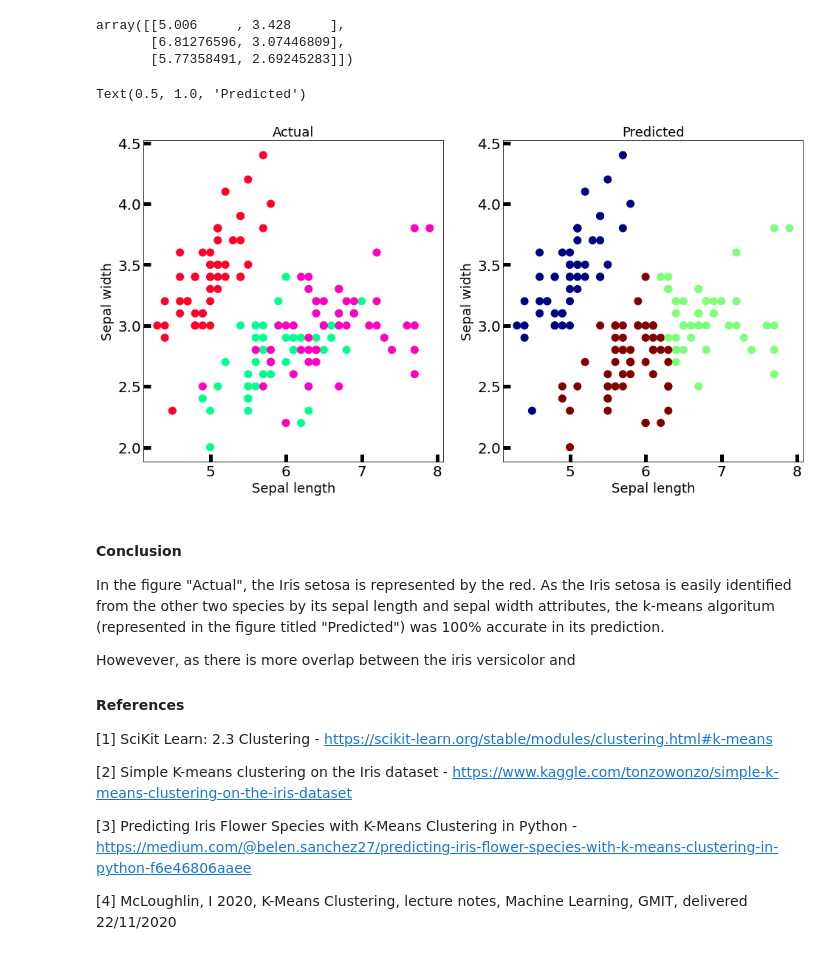
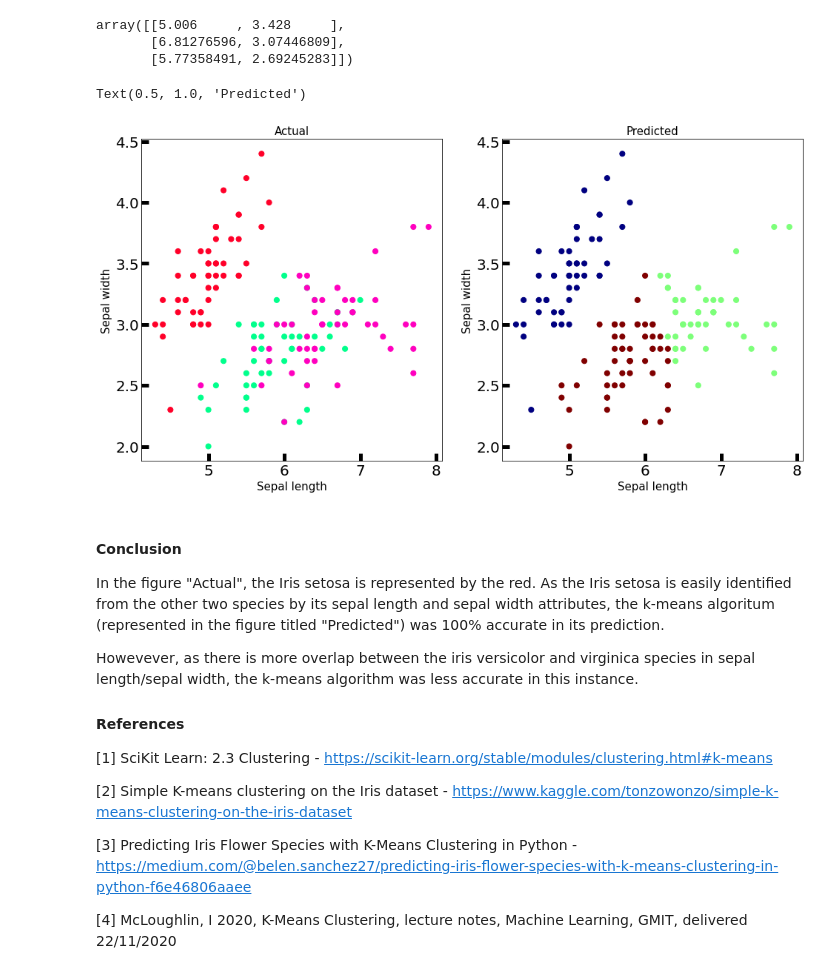
Before and after one commit to jbrad88/machinelearning, a Jupyter notebook: tasks2020.ipynb, the cells around one changed output. Cells and saved outputs as stored; diff of their text form; code cells hidden in the pictures.

```diff
--- a/tasks2020.ipynb
+++ b/tasks2020.ipynb
@@ -399,28 +399,27 @@ array([[5.006     , 3.428     ],
 # %%
 # Plot the identified clusters and compare with the answers
 fig, axes = plt.subplots(1, 2, figsize=(16,8))
 
-axes[0].scatter(X[:, 0], X[:, 1], c=y, cmap='gist_rainbow', s=100)
+axes[0].scatter(X[:, 0], X[:, 1], c=y, cmap='gist_rainbow', s=50)
 
-axes[1].scatter(X[:, 0], X[:, 1], c=kmeans.labels_, cmap='jet', s=100)
+axes[1].scatter(X[:, 0], X[:, 1], c=kmeans.labels_, cmap='jet', s=50)
 
-axes[0].set_xlabel('Sepal length', fontsize=18)
-axes[0].set_ylabel('Sepal width', fontsize=18)
+axes[0].set_xlabel('Sepal length', fontsize=15)
+axes[0].set_ylabel('Sepal width', fontsize=15)
 axes[0].tick_params(direction='in', length=10, width=5, colors='k', labelsize=20)
-axes[0].set_title('Actual', fontsize=18)
-axes[1].set_xlabel('Sepal length', fontsize=18)
-axes[1].set_ylabel('Sepal width', fontsize=18)
+axes[0].set_title('Actual', fontsize=15)
+axes[1].set_xlabel('Sepal length', fontsize=15)
+axes[1].set_ylabel('Sepal width', fontsize=15)
 axes[1].tick_params(direction='in', length=10, width=5, colors='k', labelsize=20)
-axes[1].set_title('Predicted', fontsize=18)
+axes[1].set_title('Predicted', fontsize=15)
 # %% [output]
 Text(0.5, 1.0, 'Predicted')
-[figure, old version]
+[figure, new version]
 # %% [markdown]
 #### Conclusion
 In the figure "Actual", the Iris setosa is represented by the red. As the Iris setosa is easily identified from the other two species by its sepal length and sepal width attributes, the k-means algoritum (represented in the figure titled "Predicted") was 100% accurate in its prediction.
 
-Howevever, as there is more overlap between the iris versicolor and
-
+Howevever, as there is more overlap between the iris versicolor and virginica species in sepal length/sepal width, the k-means algorithm was less accurate in this instance.
 
 #### References
 [1] SciKit Learn: 2.3 Clustering - https://scikit-learn.org/stable/modules/clustering.html#k-means
```
Also changed, not shown: parts of 12 cells of this notebook.
